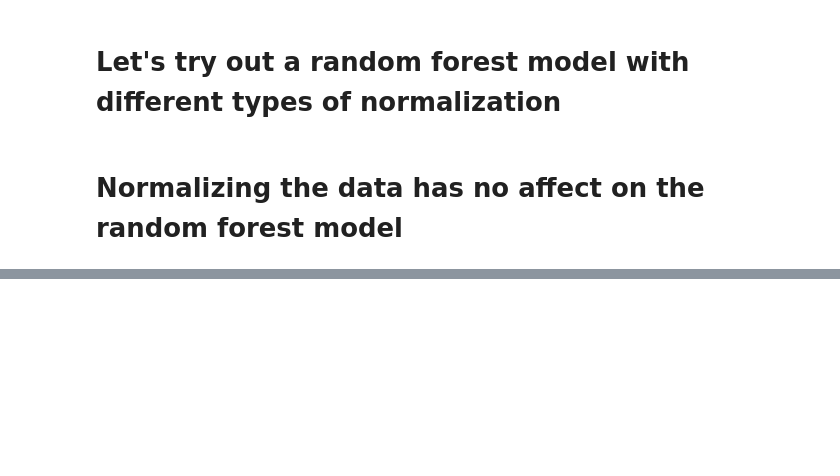
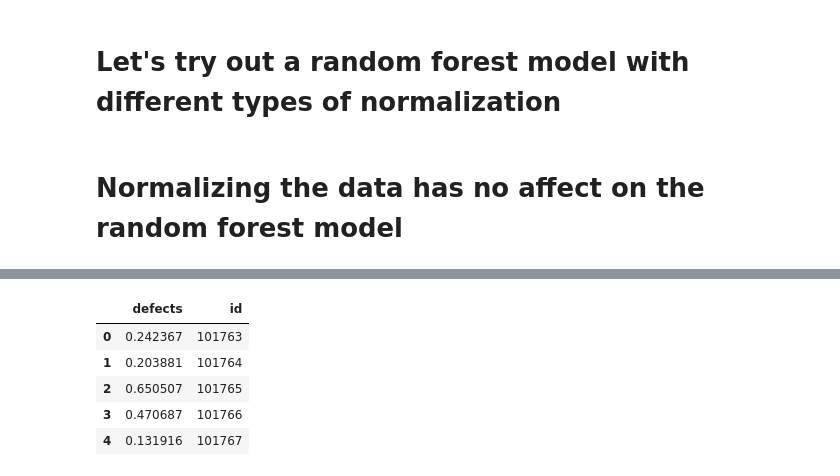
Before and after one commit to liebersi/Kaggle_Competitions, a Jupyter notebook: binary-classification-of-code-defects.ipynb, the cells around one changed output, grey strips where cells are left out. Cells and saved outputs as stored; diff of their text form; code cells hidden in the pictures; blank space fills up the shorter version.

Commit message:
Kaggle Notebook | Binary Classification of code defects | Version 5

```diff
--- a/binary-classification-of-code-defects.ipynb
+++ b/binary-classification-of-code-defects.ipynb
@@ -306,10 +307,12 @@ X['defects'].value_counts().plot.bar()
 # %% [markdown]
 True constituts about 25% of data - only mild data imbalance
 # %%
-def build_random_forest(X_train,y_train,X_valid, max_depth = 10,n = 1000):
+def build_random_forest(X_train,y_train,X_valid, max_depth = 10,n = 1000,return_model=True):
     model = RandomForestClassifier(random_state=0,max_depth=max_depth,n_estimators=n)
     model.fit(X_train,y_train)
-    predictions = model.predict(X_valid)
+    predictions = model.predict_proba(X_valid)
+    if return_model:
+        return predictions, model
     return predictions
 
 def get_model_metrics(y_valid,predictions):
@@ -359,5 +367,6 @@ X_train, X_valid, y_train, y_valid = train_test_split(X_, y, stratify=y, train_s
 # %%
 #first try no normalization
 if run_all:
-    predictions = build_random_forest(X_train,y_train,X_valid)
+#if True:
+    predictions, model = build_random_forest(X_train,y_train,X_valid)
     get_model_metrics(y_valid,predictions)
@@ -430,10 +428,13 @@ memory usage: 10.9 MB
 # %%
-#recombine test and validation, train model and predict test
-X_full = pd.concat([X_train,X_valid],axis=0)
-y_full = pd.concat([y_train,y_valid],axis=0)
+run_second = True
+if run_second:
+    #recombine test and validation, train model and predict test
+    X_full = pd.concat([X_train,X_valid],axis=0)
+    y_full = pd.concat([y_train,y_valid],axis=0)
 
-predictions = pd.DataFrame(build_random_forest(X_full,y_full,X_test),columns=['defects'])
-predictions['id'] = test_ids
+    predictions = build_random_forest(X_full,y_full,X_test,return_model=False)
+    #predictions = pd.DataFrame(build_random_forest(X_full,y_full,X_test),columns=['defects'])
+    #predictions['id'] = test_ids
 
-predictions.head()
-predictions.to_csv('submission.csv', index=False)
+    #predictions.head()
+    #predictions.to_csv('submission.csv', index=False)
@@ -446,0 +451,13 @@ predictions.to_csv('submission.csv', index=False)
+# %%
+prediction_df = pd.DataFrame(predictions[:,1],columns = ['defects'])
+prediction_df['id'] = test_ids
+
+prediction_df.head()
+prediction_df.to_csv('submission.csv', index=False)
+# %% [output]
+|  | defects | id |
+| 0 | 0.242367 | 101763 |
+| 1 | 0.203881 | 101764 |
+| 2 | 0.650507 | 101765 |
+| 3 | 0.470687 | 101766 |
+| 4 | 0.131916 | 101767 |
```
Also changed, not shown: parts of 10 cells of this notebook.
